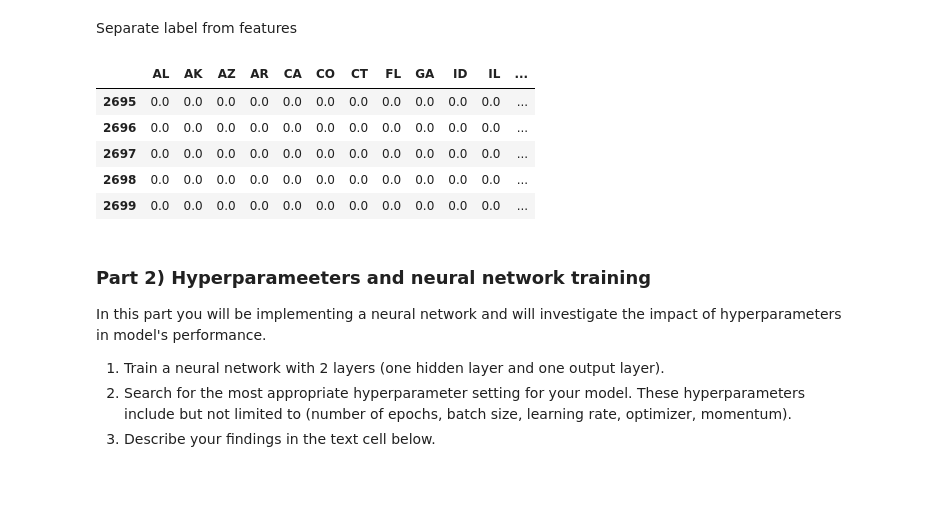
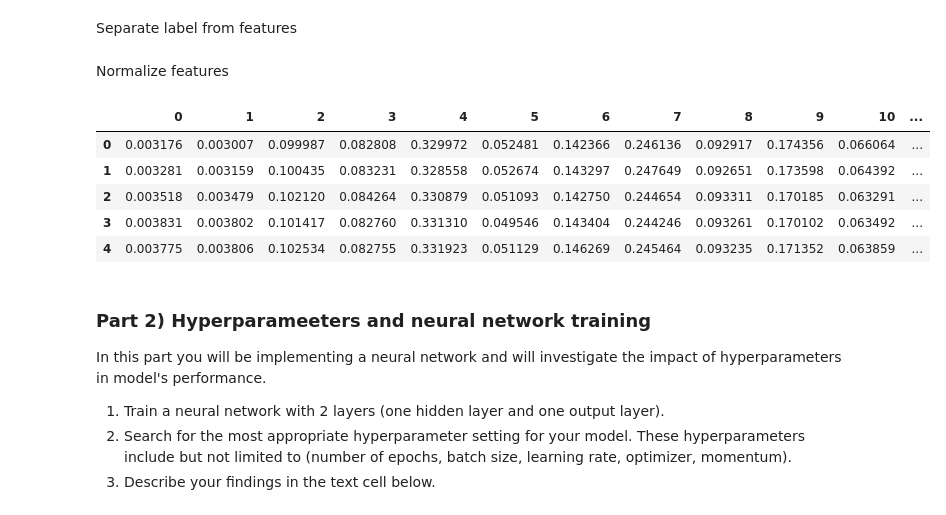
Before and after one commit to alexsalman/DeepLearningAssignments, a Jupyter notebook: Assignment_1.ipynb, the cells around one changed output. Cells and saved outputs as stored; diff of their text form; code cells hidden in the pictures; blank space fills up the shorter version.

Commit message:
Normalize features - (draft)

```diff
--- a/Assignment_1.ipynb
+++ b/Assignment_1.ipynb
@@ -173,19 +191,26 @@ Number of Tested Positive in day 1, 2, and 3
 # %% [markdown]
 Separate label from features
 # %%
-label_data = data.iloc[:,[41,42,43,44,45,46,47,48,49,50,51,52,53,54,55,56,57,
+features_data = data.iloc[:,[41,42,43,44,45,46,47,48,49,50,51,52,53,54,55,56,57,
                         59,60,61,62,63,64,65,66,67,68,69,70,71,72,73,74,75,
-                        77,78,79,80,81,82,83,84,85,86,87,88,89,90,91,92,93]].tail()
-features_data = data.iloc[:,[1,2,3,4,5,6,7,8,9,10,11,12,13,14,15,16,17,18,19,20,
+                        77,78,79,80,81,82,83,84,85,86,87,88,89,90,91,92,93]]
+label_data = data.iloc[:,[1,2,3,4,5,6,7,8,9,10,11,12,13,14,15,16,17,18,19,20,
                         21,22,23,24,25,26,27,28,29,30,31,32,33,34,35,36,37,38,39,40,
-                        58,76,94]].tail()
+                        58,76,94]]
-# %% [output]
-|  | AL | AK | AZ | AR | CA | CO | CT | FL | GA | ID | IL | ... |
-| 2695 | 0.0 | 0.0 | 0.0 | 0.0 | 0.0 | 0.0 | 0.0 | 0.0 | 0.0 | 0.0 | 0.0 | ... |
-| 2696 | 0.0 | 0.0 | 0.0 | 0.0 | 0.0 | 0.0 | 0.0 | 0.0 | 0.0 | 0.0 | 0.0 | ... |
-| 2697 | 0.0 | 0.0 | 0.0 | 0.0 | 0.0 | 0.0 | 0.0 | 0.0 | 0.0 | 0.0 | 0.0 | ... |
-| 2698 | 0.0 | 0.0 | 0.0 | 0.0 | 0.0 | 0.0 | 0.0 | 0.0 | 0.0 | 0.0 | 0.0 | ... |
-| 2699 | 0.0 | 0.0 | 0.0 | 0.0 | 0.0 | 0.0 | 0.0 | 0.0 | 0.0 | 0.0 | 0.0 | ... |
+# %% [markdown]
+Normalize features
+# %%
+from sklearn import preprocessing
+normalized = preprocessing.normalize(features_data)
+scaled_df = pd.DataFrame(normalized)
+scaled_df.head()
+# %% [output]
+|  | 0 | 1 | 2 | 3 | 4 | 5 | 6 | 7 | 8 | 9 | 10 | ... |
+| 0 | 0.003176 | 0.003007 | 0.099987 | 0.082808 | 0.329972 | 0.052481 | 0.142366 | 0.246136 | 0.092917 | 0.174356 | 0.066064 | ... |
+| 1 | 0.003281 | 0.003159 | 0.100435 | 0.083231 | 0.328558 | 0.052674 | 0.143297 | 0.247649 | 0.092651 | 0.173598 | 0.064392 | ... |
+| 2 | 0.003518 | 0.003479 | 0.102120 | 0.084264 | 0.330879 | 0.051093 | 0.142750 | 0.244654 | 0.093311 | 0.170185 | 0.063291 | ... |
+| 3 | 0.003831 | 0.003802 | 0.101417 | 0.082760 | 0.331310 | 0.049546 | 0.143404 | 0.244246 | 0.093261 | 0.170102 | 0.063492 | ... |
+| 4 | 0.003775 | 0.003806 | 0.102534 | 0.082755 | 0.331923 | 0.051129 | 0.146269 | 0.245464 | 0.093235 | 0.171352 | 0.063859 | ... |
 # %% [markdown]
 ### Part 2) Hyperparameeters and neural network training
 
```
Also changed, not shown: parts of 2 cells of this notebook.
